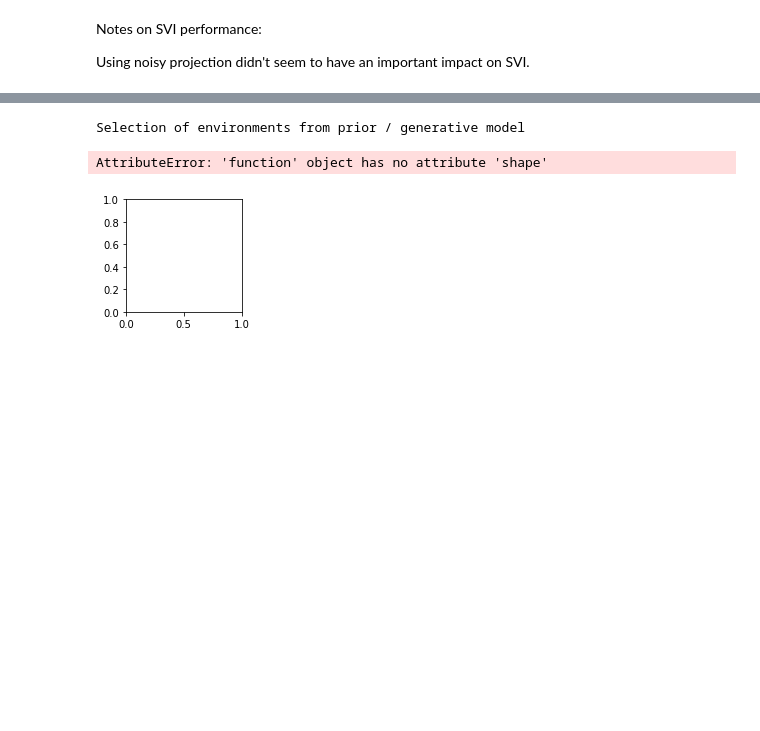
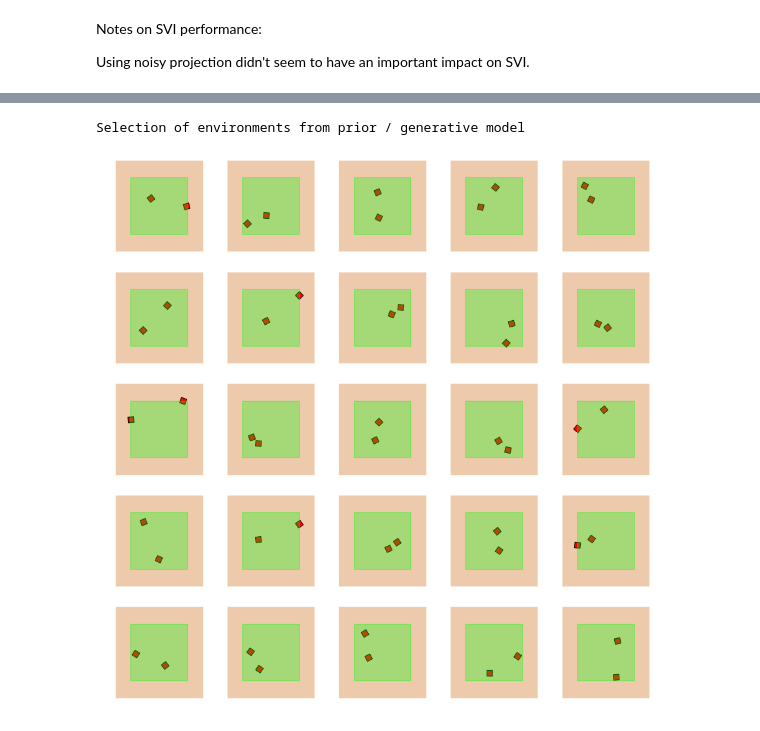
Before and after one commit to gizatt/scene_generation, a Jupyter notebook: 20181213 Differentiable Feasibility Projection Sandbox.ipynb, the cells around one changed output, grey strips where cells are left out. Cells and saved outputs as stored; diff of their text form; code cells hidden in the pictures; blank space fills up the shorter version.

```diff
--- a/20181213 Differentiable Feasibility Projection Sandbox.ipynb
+++ b/20181213 Differentiable Feasibility Projection Sandbox.ipynb
@@ -499,8 +522,8 @@ pyro.clear_param_store()
 #global_guide = AutoDelta(
 #    poutine.block(model, hide=["obs"]))
 #    #poutine.block(model, expose=interesting_params))
-optim = pyro.optim.Adam({'lr': 0.05, 'betas': [0.9, 0.99]})
-elbo = Trace_ELBO(max_plate_nesting=1, num_particles=3)
+optim = pyro.optim.Adam({'lr': 0.1, 'betas': [0.9, 0.99]})
+elbo = Trace_ELBO(max_plate_nesting=1, num_particles=5)
 svi = SVI(model, guide, optim, loss=elbo)
 losses = []
 data = vectorize_environments(environments)
@@ -508,9 +531,9 @@ data = vectorize_environments(environments)
 snapshots = {}
 start_time = time.time()
 avg_duration = None
-num_iters = 501
+num_iters = 301
 for i in range(num_iters):
-    loss = svi.step(data, subsample_size=20, use_projection=True)
+    loss = svi.step(data, subsample_size=50, use_projection=True)
     losses.append(loss)
     for p in interesting_params:
         if p not in snapshots.keys():
@@ -619,21 +637,40 @@ plt.show()
+# %%
+plt.figure().set_size_inches(12, 12)
+print "Selection of example environments, with our understanding of the pre-projection locations labeled"
+N = 5
+
+pre_poses = [pyro.param("auto_box_%d_pre_poses" % k).cpu().detach().numpy() for k in range(2)]
+for i in range(N):
+    for j in range(N):
+        env_i = i*N+j+1
+        plt.subplot(N, N, env_i)
+        draw_environment(environments[env_i], plt.gca())
+        for k in range(2):
+            mean = pre_poses[k][env_i, 0:2]
+            ell = Ellipse(xy=mean[0:2],
+                          width=0.05, height=0.05,
+                          color='yellow')
+            ell.set_facecolor('none')
+            plt.gca().add_artist(ell)
+
+plt.tight_layout()
 # %%
 plt.figure().set_size_inches(12, 12)
 print "Selection of environments from prior / generative model"
 N = 5
 
 for i in range(N):
     for j in range(N):
         plt.subplot(N, N, i*N+j+1)
         sample = poutine.condition(model, data={
             "box_mean": pyro.param("auto_box_mean"),
-            "box_var": pyro.param("auto_box_var")})
+            "box_var": pyro.param("auto_box_var")})()
         draw_environment(devectorize_environments(sample)[0], plt.gca())
         plt.grid(True)
 plt.tight_layout()
 # %% [output]
 Selection of environments from prior / generative model
-AttributeError: 'function' object has no attribute 'shape'
-[figure, old version]
+[figure, new version]
 # %%
 # MCMC as an alternative inference mechanism
 
```
Also changed, not shown: parts of 5 cells of this notebook.
